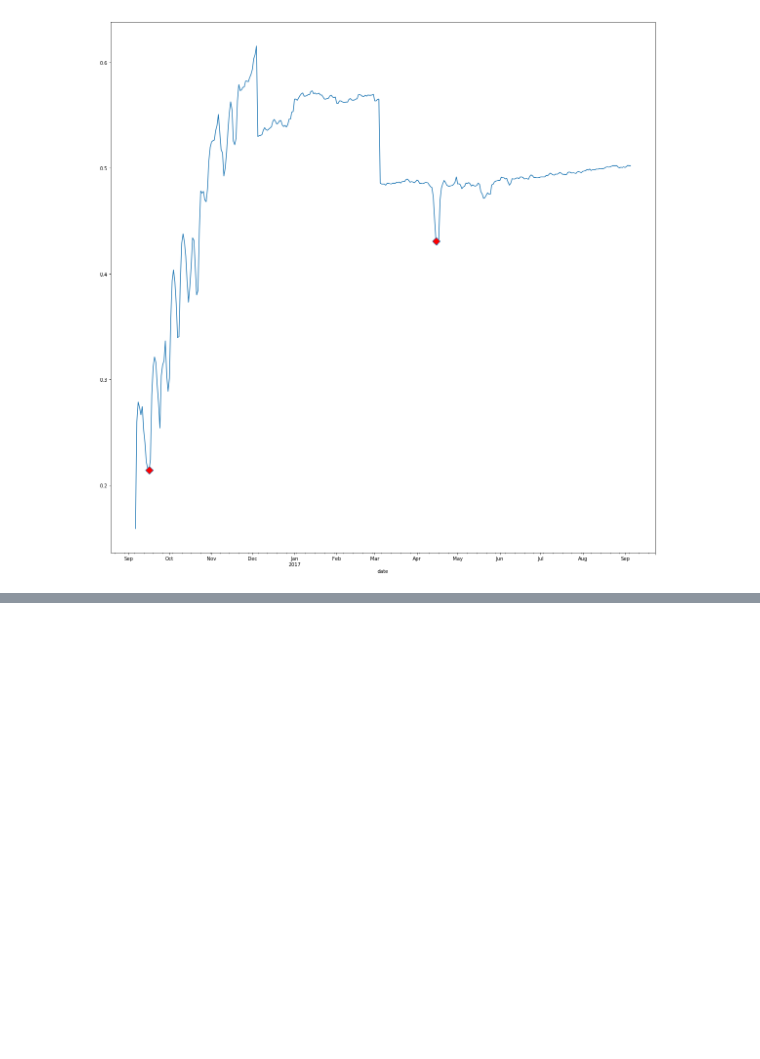
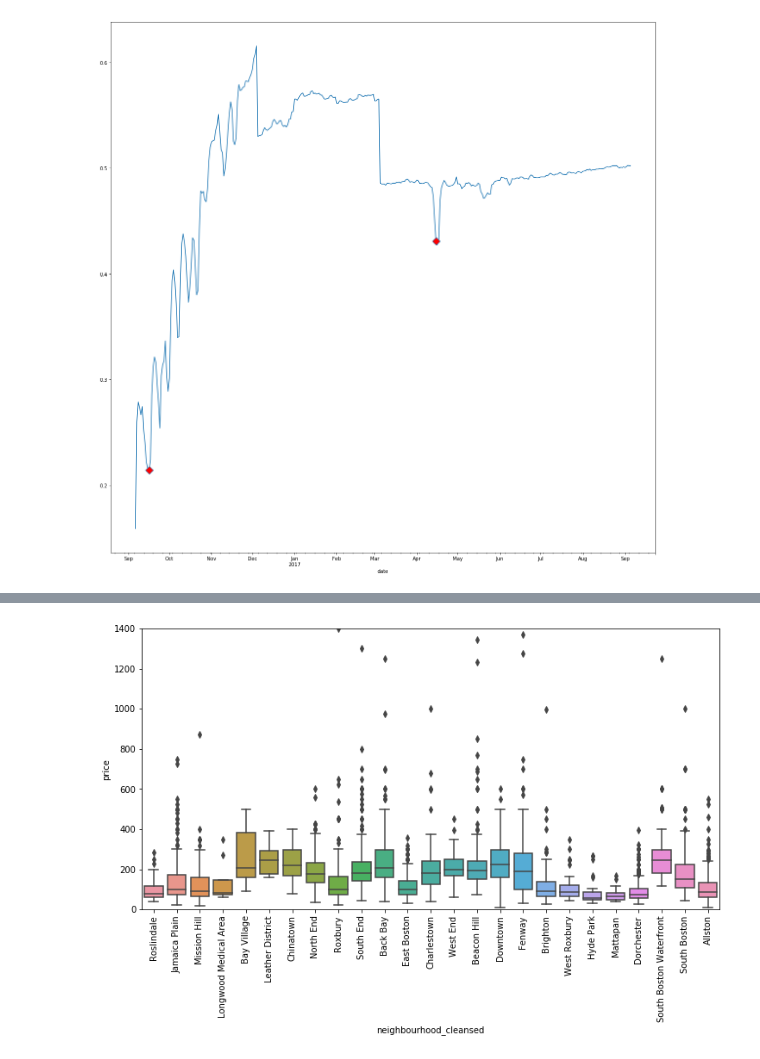
Before and after one commit to cgkaczenski/BostonAirbnb, a Jupyter notebook: BostonAirbnb.ipynb, the cells around one changed output, grey strips where cells are left out. Drawn from its saved outputs; the diff is of its cells as text; code cells hidden in the pictures; blank space fills up the shorter version.

Commit message:
Question2: add stats and graphs

```diff
--- a/BostonAirbnb.ipynb
+++ b/BostonAirbnb.ipynb
@@ -97,0 +103,3 @@ The Boston marathon was on April 16th 2017, so this probably accounts for the in
+# %%
+ldf = listings.copy()
+ldf['price'] = ldf['price'].map(lambda p: int(p[1:-3].replace(",", "")))
@@ -97,0 +127,7 @@ The Boston marathon was on April 16th 2017, so this probably accounts for the in
+# %%
+plt.figure(figsize = (12, 6))
+sns.boxplot(x = 'neighbourhood_cleansed', y = 'price',  data = ldf)
+xt = plt.ylim(0, 1400)
+xt = plt.xticks(rotation=90)
+# %% [output]
+[figure, added]
```
Also changed, not shown: parts of 7 cells of this notebook.
